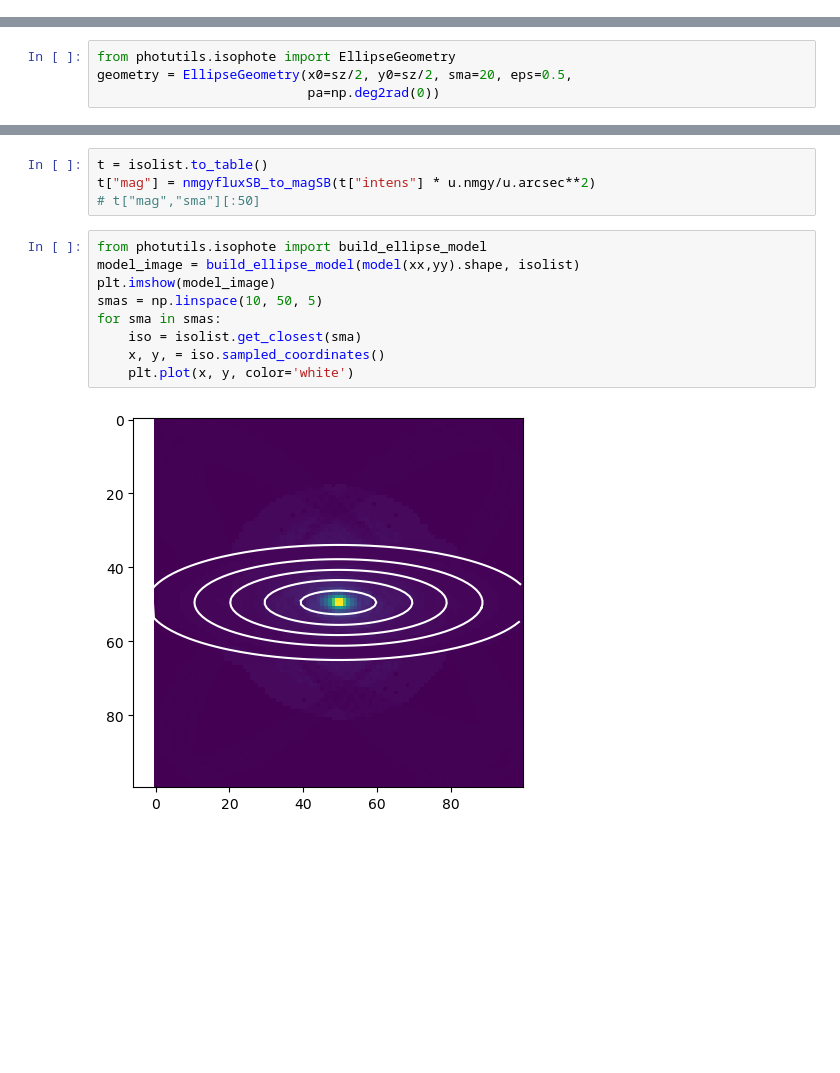
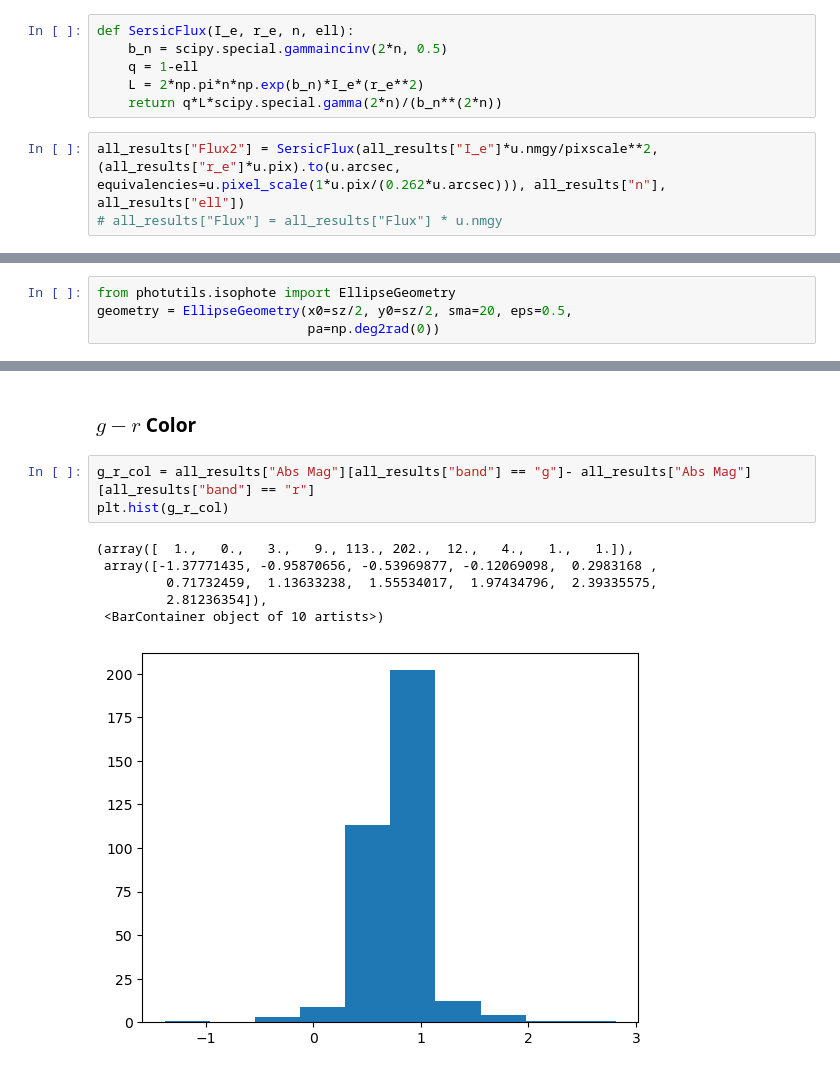
Before and after one commit to rpsmith4/photometric-decomp-analysis, a Jupyter notebook: fitresults/plot_parameters.ipynb, the cells around one changed output, grey strips where cells are left out. Cells and saved outputs as stored; diff of their text form; blank space fills up the shorter version.

```diff
--- a/fitresults/plot_parameters.ipynb
+++ b/fitresults/plot_parameters.ipynb
@@ -252,0 +375,9 @@ r_26 (semi-major axis) = 456.17
+# %%
+def SersicFlux(I_e, r_e, n, ell):
+    b_n = scipy.special.gammaincinv(2*n, 0.5)
+    q = 1-ell
+    L = 2*np.pi*n*np.exp(b_n)*I_e*(r_e**2)
+    return q*L*scipy.special.gamma(2*n)/(b_n**(2*n))
+# %%
+all_results["Flux2"] = SersicFlux(all_results["I_e"]*u.nmgy/pixscale**2, (all_results["r_e"]*u.pix).to(u.arcsec, equivalencies=u.pixel_scale(1*u.pix/(0.262*u.arcsec))), all_results["n"], all_results["ell"])
+# all_results["Flux"] = all_results["Flux"] * u.nmgy
@@ -302,15 +483,12 @@ isolist = ellipse.fit_image()
-# %%
-t = isolist.to_table()
-t["mag"] = nmgyfluxSB_to_magSB(t["intens"] * u.nmgy/u.arcsec**2)
-# t["mag","sma"][:50]
-# %%
-from photutils.isophote import build_ellipse_model
-model_image = build_ellipse_model(model(xx,yy).shape, isolist)
-plt.imshow(model_image)
-smas = np.linspace(10, 50, 5)
-for sma in smas:
-    iso = isolist.get_closest(sma)
-    x, y, = iso.sampled_coordinates()
-    plt.plot(x, y, color='white')
-# %% [output]
-[figure, removed]
+# %% [markdown]
+### $g-r$ Color
+# %%
+g_r_col = all_results["Abs Mag"][all_results["band"] == "g"]- all_results["Abs Mag"][all_results["band"] == "r"]
+plt.hist(g_r_col)
+# %% [output]
+(array([  1.,   0.,   3.,   9., 113., 202.,  12.,   4.,   1.,   1.]),
+ array([-1.37771435, -0.95870656, -0.53969877, -0.12069098,  0.2983168 ,
+         0.71732459,  1.13633238,  1.55534017,  1.97434796,  2.39335575,
+         2.81236354]),
+ <BarContainer object of 10 artists>)
+[figure, added]
```
Also changed, not shown: parts of 37 cells of this notebook.
